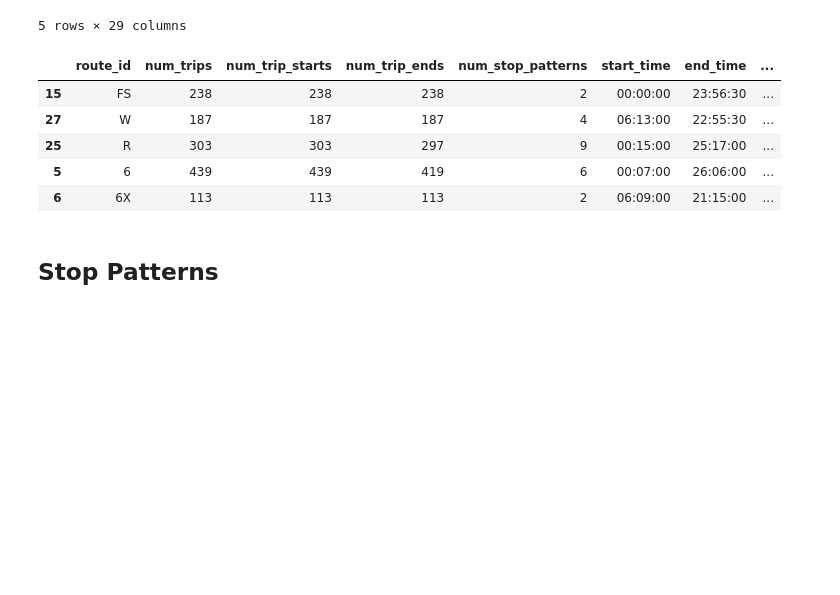
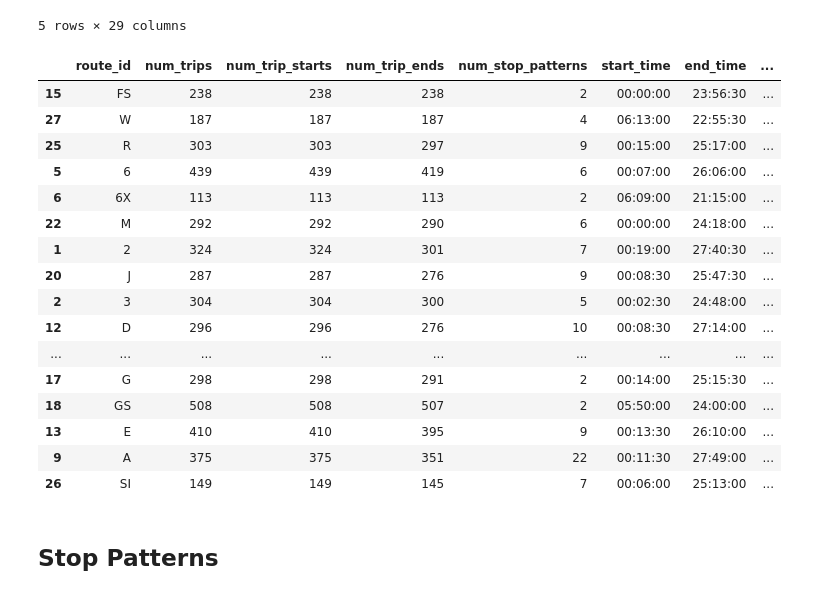
Before and after one commit to gregfeliu/NYC-Subway-Frequencies, a Jupyter notebook: Notebooks/3.Miscellaneous_Analysis.ipynb, the cells around one changed output. Drawn from its saved outputs; the diff is of its cells as text; code cells hidden in the pictures; blank space fills up the shorter version.

```diff
--- a/Notebooks/3.Miscellaneous_Analysis.ipynb
+++ b/Notebooks/3.Miscellaneous_Analysis.ipynb
@@ -208,14 +208,25 @@ gk.routes.compute_route_time_series_0(trip_stats, friday[0], split_directions=Fa
 # %%
 ## this ignores trips that end after 24:00
 # trip_information_fri.sort_values(by='num_trip_ends')
-trip_information_fri.sort_values(by='service_speed').head()
+trip_information_fri.sort_values(by='service_speed')
 # %% [output]
 |  | route_id | num_trips | num_trip_starts | num_trip_ends | num_stop_patterns | start_time | end_time | ... |
 | 15 | FS | 238 | 238 | 238 | 2 | 00:00:00 | 23:56:30 | ... |
 | 27 | W | 187 | 187 | 187 | 4 | 06:13:00 | 22:55:30 | ... |
 | 25 | R | 303 | 303 | 297 | 9 | 00:15:00 | 25:17:00 | ... |
 | 5 | 6 | 439 | 439 | 419 | 6 | 00:07:00 | 26:06:00 | ... |
 | 6 | 6X | 113 | 113 | 113 | 2 | 06:09:00 | 21:15:00 | ... |
+| 22 | M | 292 | 292 | 290 | 6 | 00:00:00 | 24:18:00 | ... |
+| 1 | 2 | 324 | 324 | 301 | 7 | 00:19:00 | 27:40:30 | ... |
+| 20 | J | 287 | 287 | 276 | 9 | 00:08:30 | 25:47:30 | ... |
+| 2 | 3 | 304 | 304 | 300 | 5 | 00:02:30 | 24:48:00 | ... |
+| 12 | D | 296 | 296 | 276 | 10 | 00:08:30 | 27:14:00 | ... |
+| ... | ... | ... | ... | ... | ... | ... | ... | ... |
+| 17 | G | 298 | 298 | 291 | 2 | 00:14:00 | 25:15:30 | ... |
+| 18 | GS | 508 | 508 | 507 | 2 | 05:50:00 | 24:00:00 | ... |
+| 13 | E | 410 | 410 | 395 | 9 | 00:13:30 | 26:10:00 | ... |
+| 9 | A | 375 | 375 | 351 | 22 | 00:11:30 | 27:49:00 | ... |
+| 26 | SI | 149 | 149 | 145 | 7 | 00:06:00 | 25:13:00 | ... |
 # %% [markdown]
 ## Stop Patterns
 # %%
```
